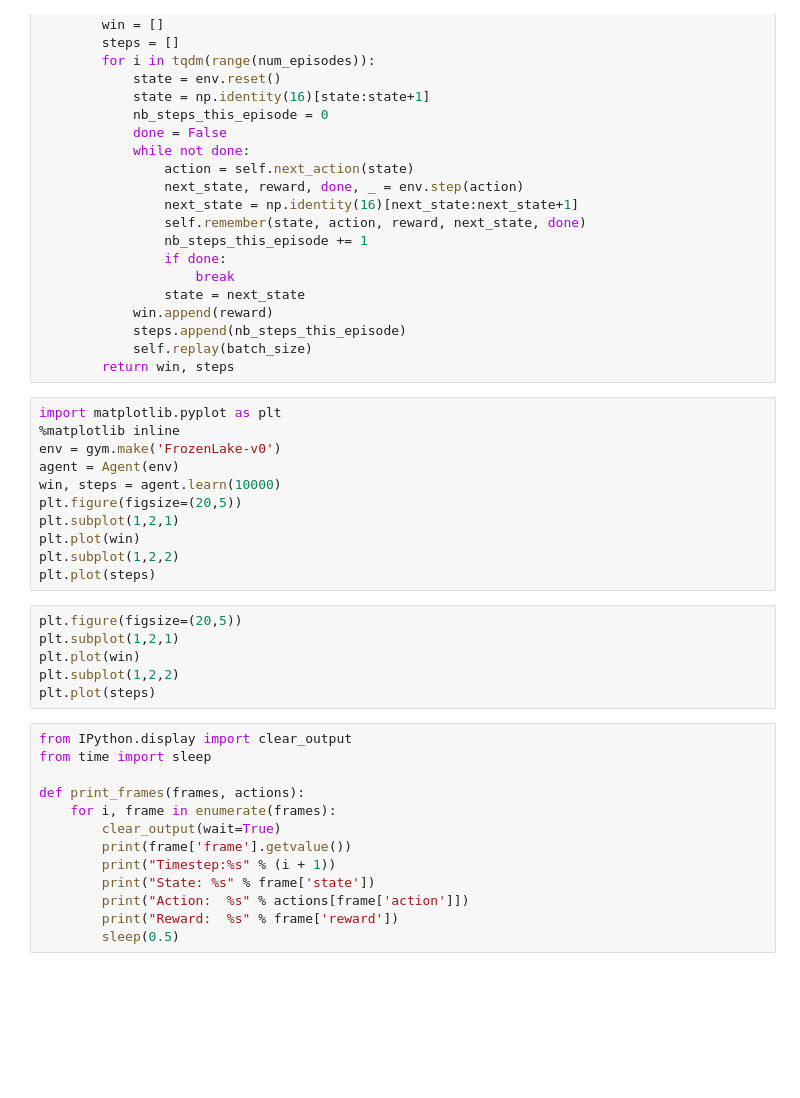
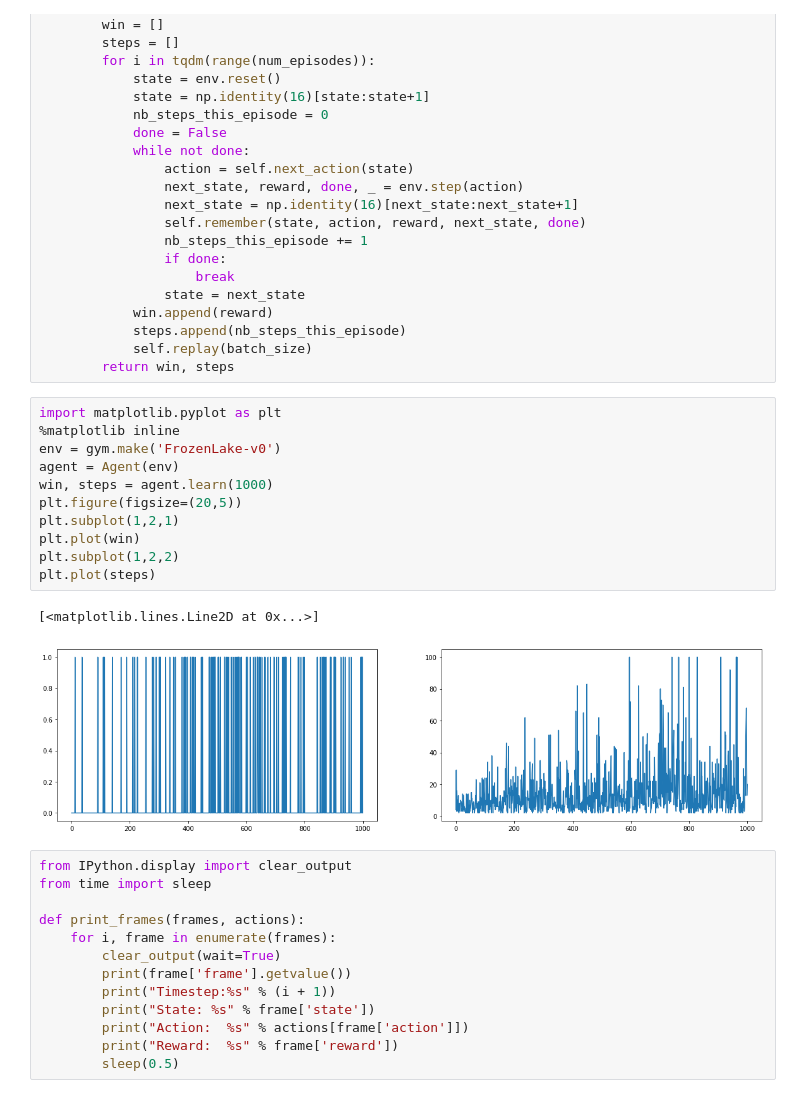
Before and after one commit to smugs75/git_rl, a Jupyter notebook: My_dql_frozenlake.ipynb, the cells around one changed output. Saved outputs shown, nothing was run; the diff lists cells and outputs as text; blank space fills up the shorter version.

```diff
--- a/My_dql_frozenlake.ipynb
+++ b/My_dql_frozenlake.ipynb
@@ -86,20 +86,17 @@ class Agent():
 # %%
 import matplotlib.pyplot as plt
 %matplotlib inline
 env = gym.make('FrozenLake-v0')
 agent = Agent(env)
-win, steps = agent.learn(10000)
+win, steps = agent.learn(1000)
 plt.figure(figsize=(20,5))
 plt.subplot(1,2,1)
 plt.plot(win)
 plt.subplot(1,2,2)
 plt.plot(steps)
+# %% [output]
+[<matplotlib.lines.Line2D at 0x...>]
+[figure, added]
-# %%
-plt.figure(figsize=(20,5))
-plt.subplot(1,2,1)
-plt.plot(win)
-plt.subplot(1,2,2)
-plt.plot(steps)
 # %%
 from IPython.display import clear_output
 from time import sleep
```
Also changed, not shown: parts of 1 cell of this notebook.
